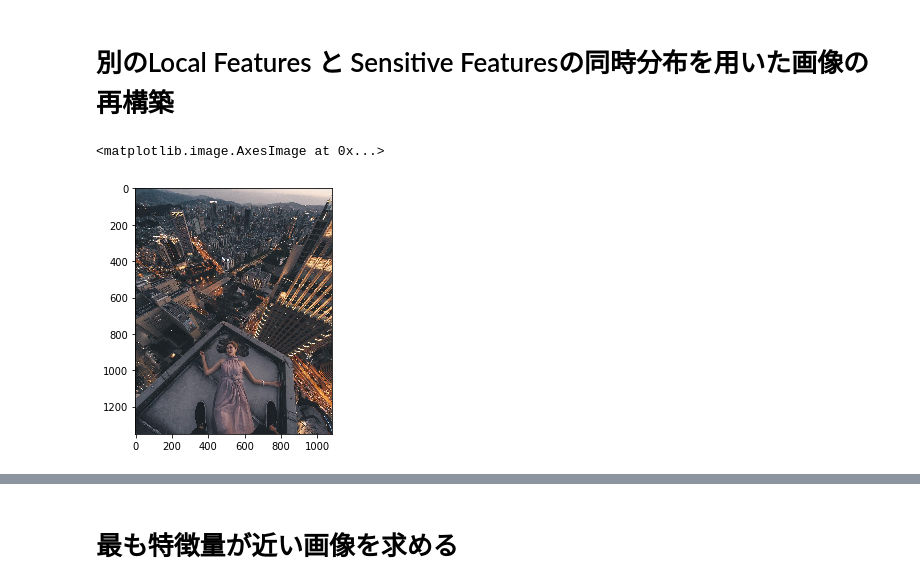
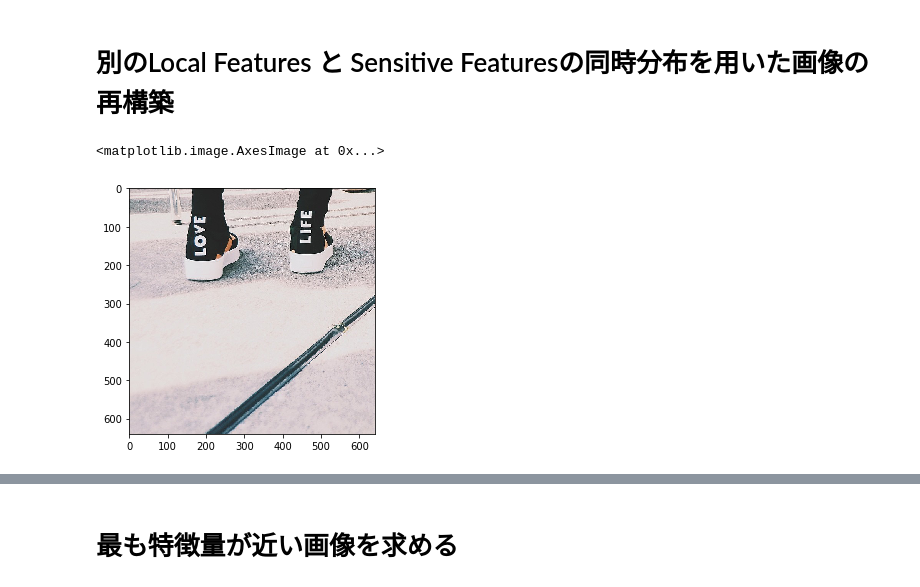
Before and after one commit to yamad07/learning-sensitive-representations, a Jupyter notebook: ablation.ipynb, the cells around one changed output, grey strips where cells are left out. Saved outputs shown, nothing was run; the diff lists cells and outputs as text; code cells hidden in the pictures.

```diff
--- a/ablation.ipynb
+++ b/ablation.ipynb
@@ -60,11 +61,11 @@ show(vutils.make_grid(decode_image, normalize=True).cpu().detach())
 # %% [markdown]
 # 別のLocal Features と Sensitive Featuresの同時分布を用いた画像の再構築
 # %%
-another_image = io.imread("./rkrkrk/20180606_1983227291694859_8189856932383686656_n.jpg")
+another_image = io.imread("./images/rkrkrk/10254250_238913439642479_1143102343_n.jpg")
 io.imshow(another_image)
 # %% [output]
 <matplotlib.image.AxesImage at 0x...>
-[figure, old version]
+[figure, new version]
 # %%
 another_image = resize(another_image, (224, 224))
 another_image = transform(another_image).float().to(torch.device("cuda:0"))
```
Also changed, not shown: parts of 8 cells of this notebook, 2 other files.
